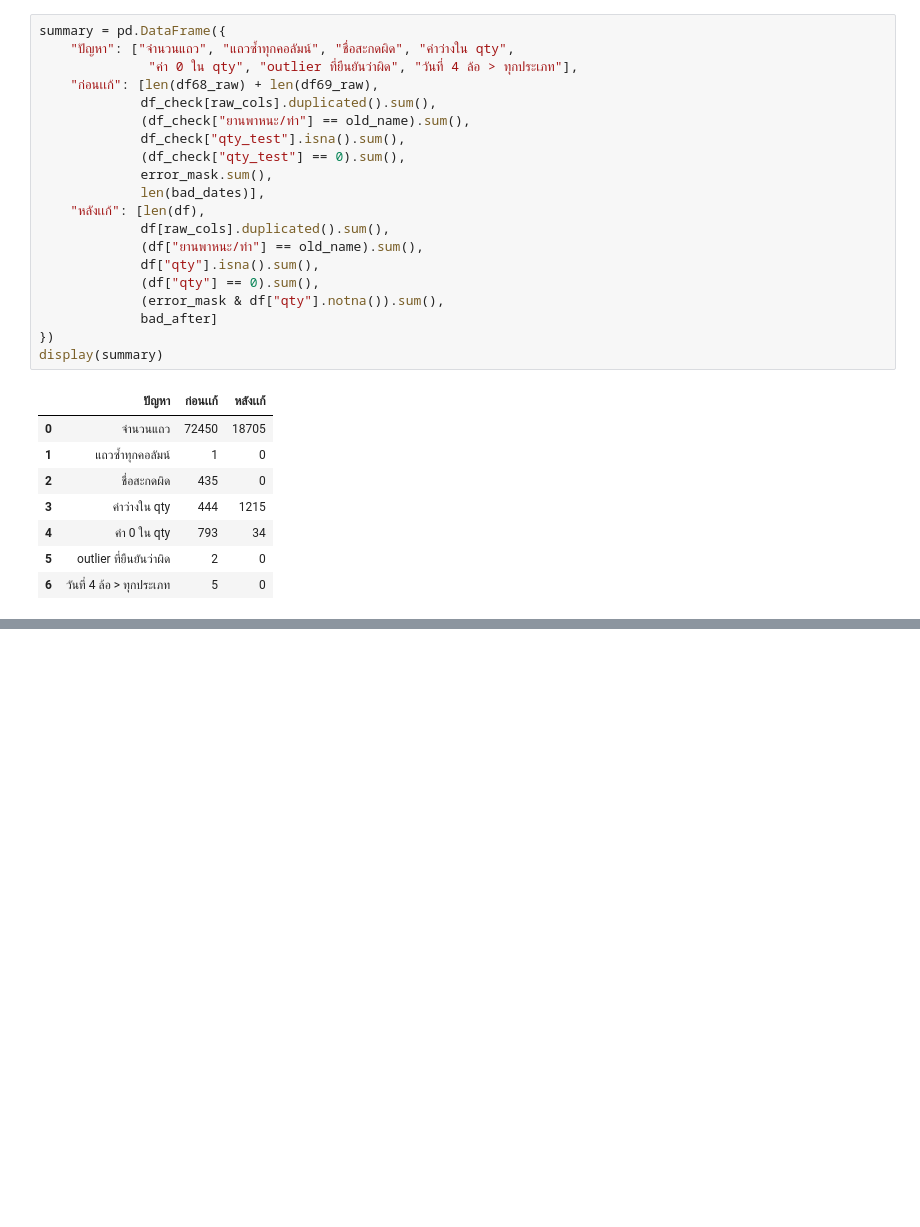
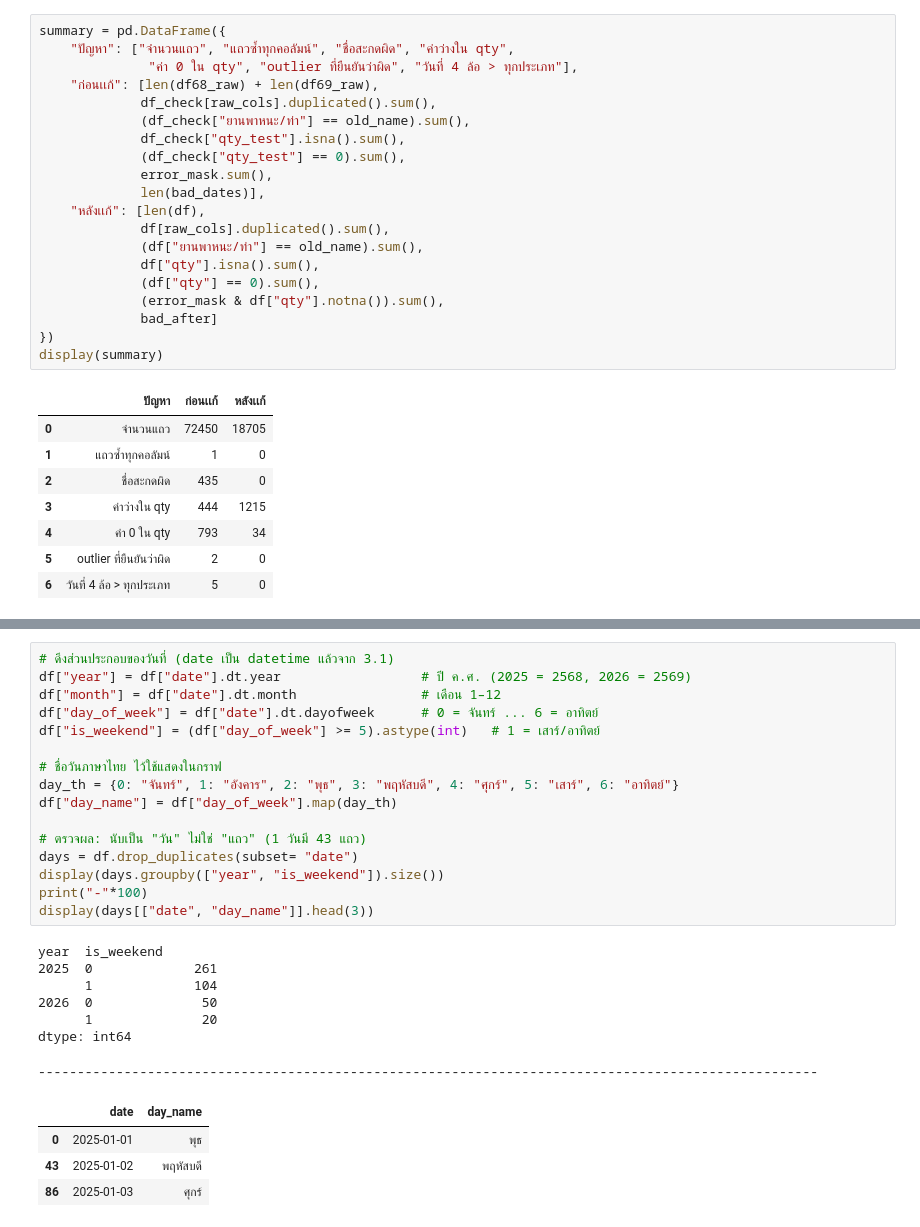
Before and after one commit to teeranai-teer/AIE314-Loading-Brain...-1percent, a Jupyter notebook: notebooks/01_Data_Preparation.ipynb, the cells around one changed output, grey strips where cells are left out. Saved outputs shown, nothing was run; the diff lists cells and outputs as text; blank space fills up the shorter version.

```diff
--- a/notebooks/01_Data_Preparation.ipynb
+++ b/notebooks/01_Data_Preparation.ipynb
@@ -818,0 +828,28 @@ display(summary)
+# %%
+# ดึงส่วนประกอบของวันที่ (date เป็น datetime แล้วจาก 3.1)
+df["year"] = df["date"].dt.year                  # ปี ค.ศ. (2025 = 2568, 2026 = 2569)
+df["month"] = df["date"].dt.month                # เดือน 1–12
+df["day_of_week"] = df["date"].dt.dayofweek      # 0 = จันทร์ ... 6 = อาทิตย์
+df["is_weekend"] = (df["day_of_week"] >= 5).astype(int)   # 1 = เสาร์/อาทิตย์
+
+# ชื่อวันภาษาไทย ไว้ใช้แสดงในกราฟ
+day_th = {0: "จันทร์", 1: "อังคาร", 2: "พุธ", 3: "พฤหัสบดี", 4: "ศุกร์", 5: "เสาร์", 6: "อาทิตย์"}
+df["day_name"] = df["day_of_week"].map(day_th)
+
+# ตรวจผล: นับเป็น "วัน" ไม่ใช่ "แถว" (1 วันมี 43 แถว)
+days = df.drop_duplicates(subset= "date")
+display(days.groupby(["year", "is_weekend"]).size())
+print("-"*100)
+display(days[["date", "day_name"]].head(3))
+# %% [output]
+year  is_weekend
+2025  0             261
+      1             104
+2026  0              50
+      1              20
+dtype: int64
+----------------------------------------------------------------------------------------------------
+|  | date | day_name |
+| 0 | 2025-01-01 | พุธ |
+| 43 | 2025-01-02 | พฤหัสบดี |
+| 86 | 2025-01-03 | ศุกร์ |
```
Also changed, not shown: parts of 12 cells of this notebook, 2 other files.
